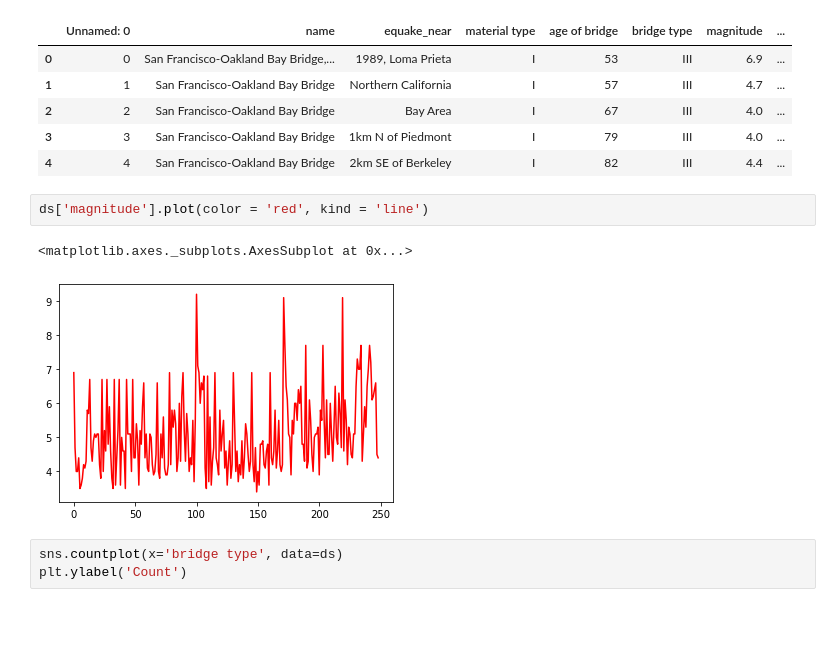
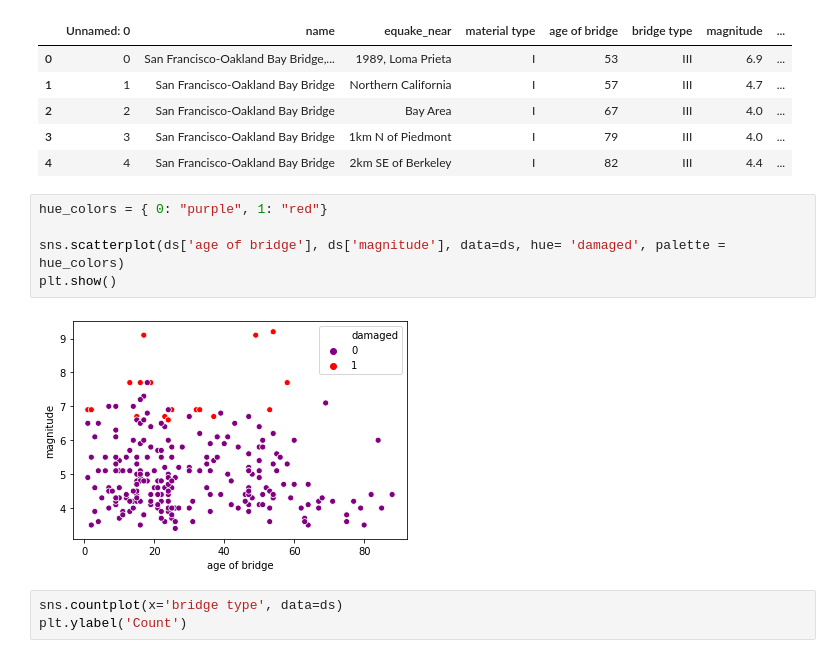
Before and after one commit to ygarg704/Equake-damage-prediction, a Jupyter notebook: src/plotting.ipynb, the cells around one changed output. Saved outputs shown, nothing was run; the diff lists cells and outputs as text; blank space fills up the shorter version.

```diff
--- a/src/plotting.ipynb
+++ b/src/plotting.ipynb
@@ -13,11 +13,13 @@ ds.head()
 | 2 | 2 | San Francisco-Oakland Bay Bridge | Bay Area | I | 67 | III | 4.0 | ... |
 | 3 | 3 | San Francisco-Oakland Bay Bridge | 1km N of Piedmont | I | 79 | III | 4.0 | ... |
 | 4 | 4 | San Francisco-Oakland Bay Bridge | 2km SE of Berkeley | I | 82 | III | 4.4 | ... |
-# %%
-ds['magnitude'].plot(color = 'red', kind = 'line')
-# %% [output]
-<matplotlib.axes._subplots.AxesSubplot at 0x...>
-[figure, removed]
+# %%
+hue_colors = { 0: "purple", 1: "red"}
+
+sns.scatterplot(ds['age of bridge'], ds['magnitude'], data=ds, hue= 'damaged', palette = hue_colors)
+plt.show()
+# %% [output]
+[figure, added]
 # %%
 sns.countplot(x='bridge type', data=ds)
 plt.ylabel('Count')
```
Also changed, not shown: parts of 1 cell of this notebook.
